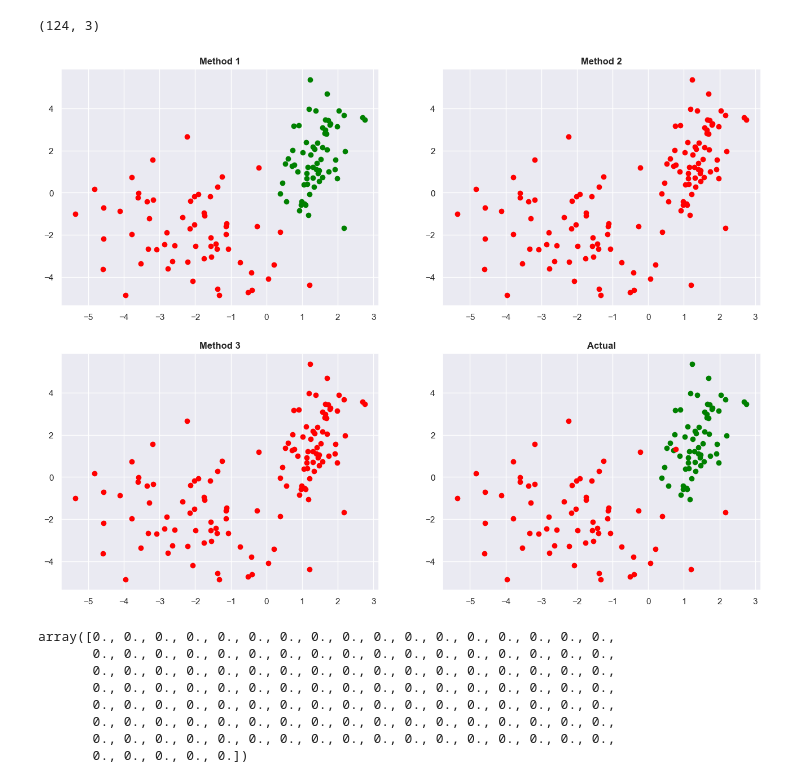
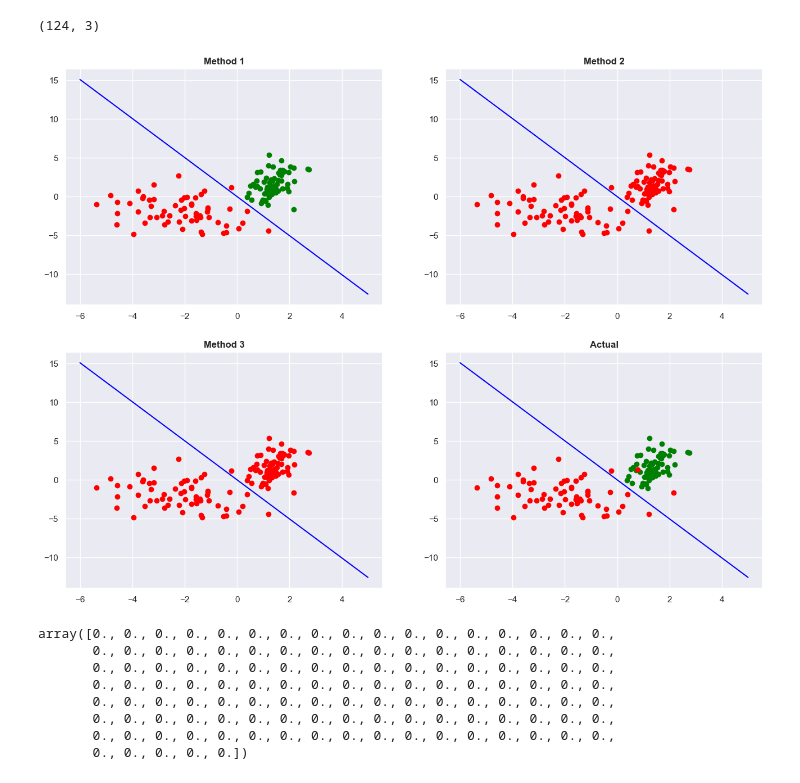
Before and after one commit to ethanhopkins101/cs229-problemsets, a Jupyter notebook: pb_set1/positive_only_labels/positive_only_labels.ipynb, the cells around one changed output. Cells and saved outputs as stored; diff of their text form; code cells hidden in the pictures.

```diff
--- a/pb_set1/positive_only_labels/positive_only_labels.ipynb
+++ b/pb_set1/positive_only_labels/positive_only_labels.ipynb
@@ -100,6 +100,10 @@ def split_plot_p(x,t):
     return x1_p,x2_p,x1_n,x2_n
 # %%
 x1_p,x2_p,x1_n,x2_n=split_plot_p(x_train,t_train)
+# %%
+x1_line=[i for i in range(-6,6)]
+at=t_theta[1][0]
+bt=t_theta[2][0]
 # %%
 import seaborn as sns
 sns.set()
@@ -192,27 +203,31 @@ test_actual=test[:,0].reshape(test.shape[0],1)
 # %%
 x1_p,x2_p,x1_n,x2_n=split_plot_p(x_test,test_pred1)
 fig,axis=plt.subplots(2,2,figsize=(16,12))
 axis[0,0].scatter(x1_p,x2_p,color='green')
 axis[0,0].scatter(x1_n,x2_n,color='red')
 axis[0,0].set_title('Method 1',weight='bold')
+axis[0,0].plot(x1_line,[(-at/bt)*x for x in x1_line],color='blue')
 #-------------------------------------------
 x1_p,x2_p,x1_n,x2_n=split_plot_p(x_test,test_pred2)
 axis[0,1].scatter(x1_p,x2_p,color='green')
 axis[0,1].scatter(x1_n,x2_n,color='red')
 axis[0,1].set_title('Method 2',weight='bold')
+axis[0,1].plot(x1_line,[(-at/bt)*x for x in x1_line],color='blue')
 #-------------------------------------------
 x1_p,x2_p,x1_n,x2_n=split_plot_p(x_test,test_pred3)
 axis[1,0].scatter(x1_p,x2_p,color='green')
 axis[1,0].scatter(x1_n,x2_n,color='red')
 axis[1,0].set_title('Method 3',weight='bold')
+axis[1,0].plot(x1_line,[(-at/bt)*x for x in x1_line],color='blue')
 #-------------------------------------------
 x1_p,x2_p,x1_n,x2_n=split_plot_p(x_test,test_actual)
 axis[1,1].scatter(x1_p,x2_p,color='green')
 axis[1,1].scatter(x1_n,x2_n,color='red')
 axis[1,1].set_title('Actual',weight='bold')
+axis[1,1].plot(x1_line,[(-at/bt)*x for x in x1_line],color='blue')
 fig.show()
 # %% [output]
-[figure, old version]
+[figure, new version]
 # %%
 from sklearn.linear_model import LogisticRegression
 # %%
```
Also changed, not shown: parts of 5 cells of this notebook, 3 other files.
